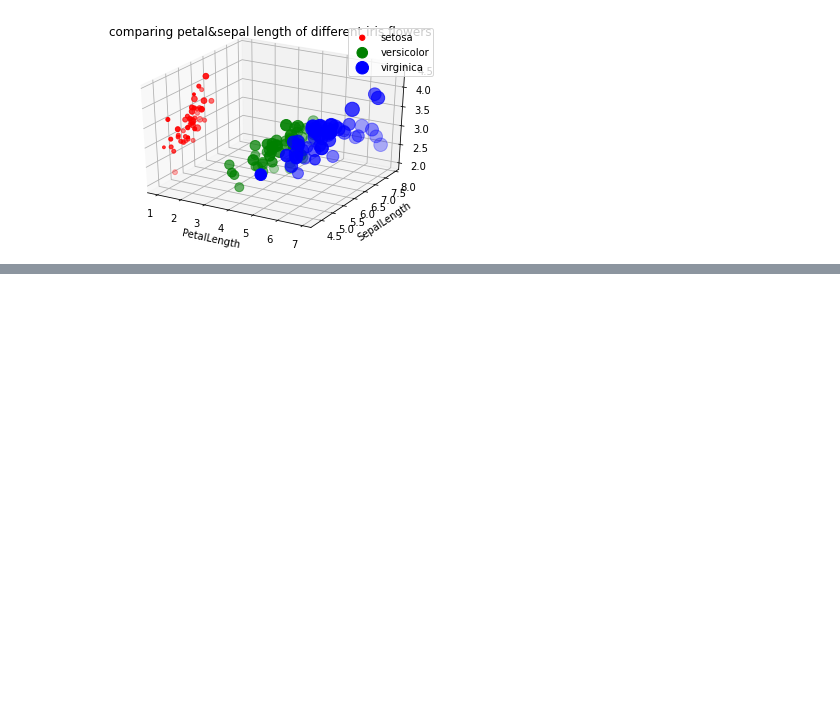
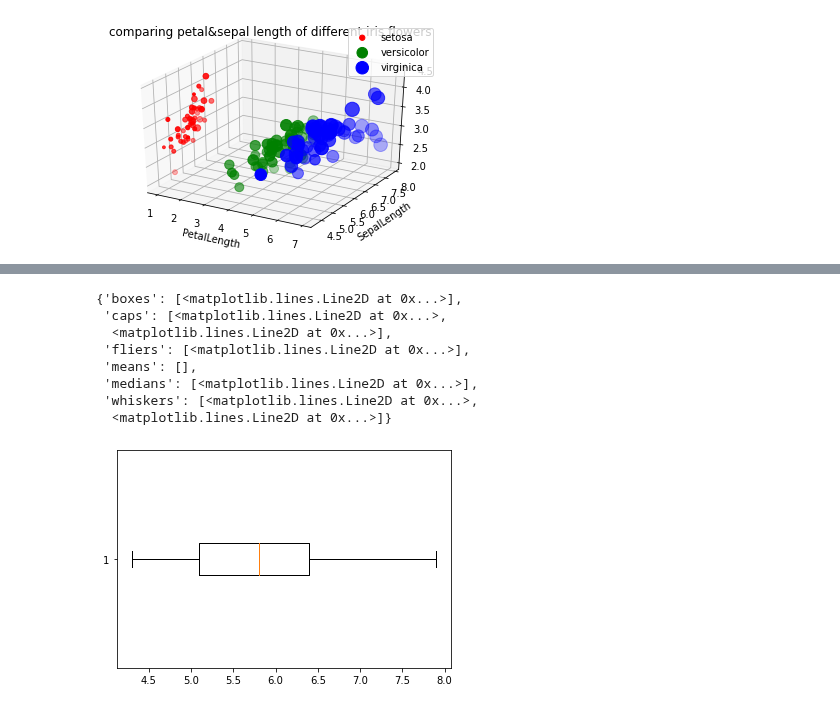
Before and after one commit to kittimaxz/data_viz_2022, a Jupyter notebook: DataViz02_Data_Distribution.ipynb, the cells around one changed output, grey strips where cells are left out. Saved outputs shown, nothing was run; the diff lists cells and outputs as text; code cells hidden in the pictures; blank space fills up the shorter version.

```diff
--- a/DataViz02_Data_Distribution.ipynb
+++ b/DataViz02_Data_Distribution.ipynb
@@ -173,0 +190,12 @@ plt.title('comparing petal&sepal length of different iris flowers');
+# %%
+plt.boxplot(df['SepalLength'],vert=False) # vert = False เป็นการทำให้ boxplot แสดงค่าในแนวนอน(vert มีค่า defalt เป็น True = แนวตั้ง)
+# %% [output]
+{'boxes': [<matplotlib.lines.Line2D at 0x...>],
+ 'caps': [<matplotlib.lines.Line2D at 0x...>,
+  <matplotlib.lines.Line2D at 0x...>],
+ 'fliers': [<matplotlib.lines.Line2D at 0x...>],
+ 'means': [],
+ 'medians': [<matplotlib.lines.Line2D at 0x...>],
+ 'whiskers': [<matplotlib.lines.Line2D at 0x...>,
+  <matplotlib.lines.Line2D at 0x...>]}
+[figure, added]
```
Also changed, not shown: parts of 28 cells of this notebook.
